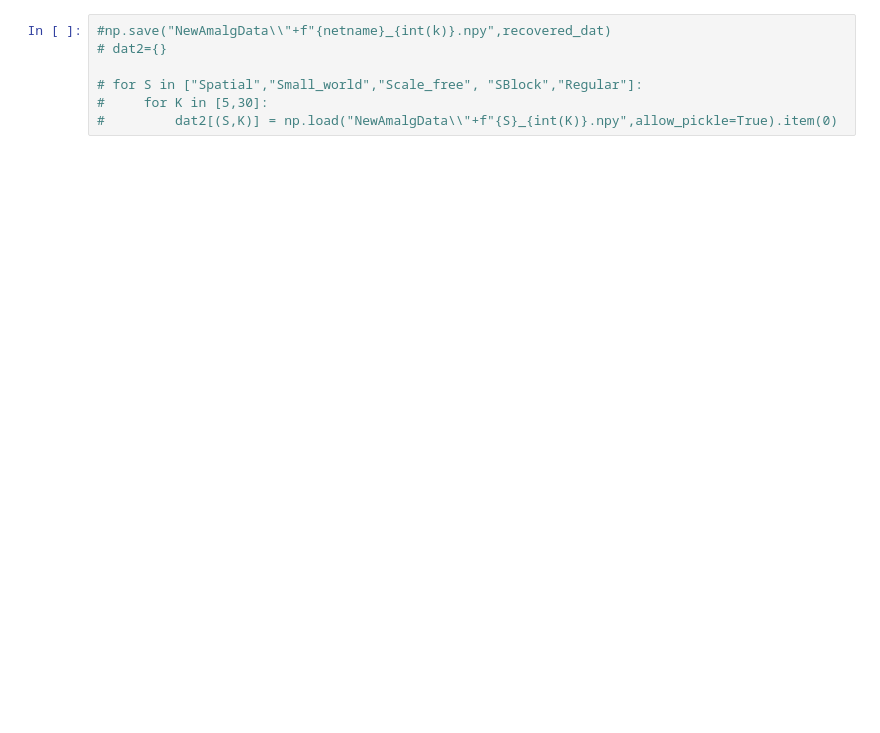
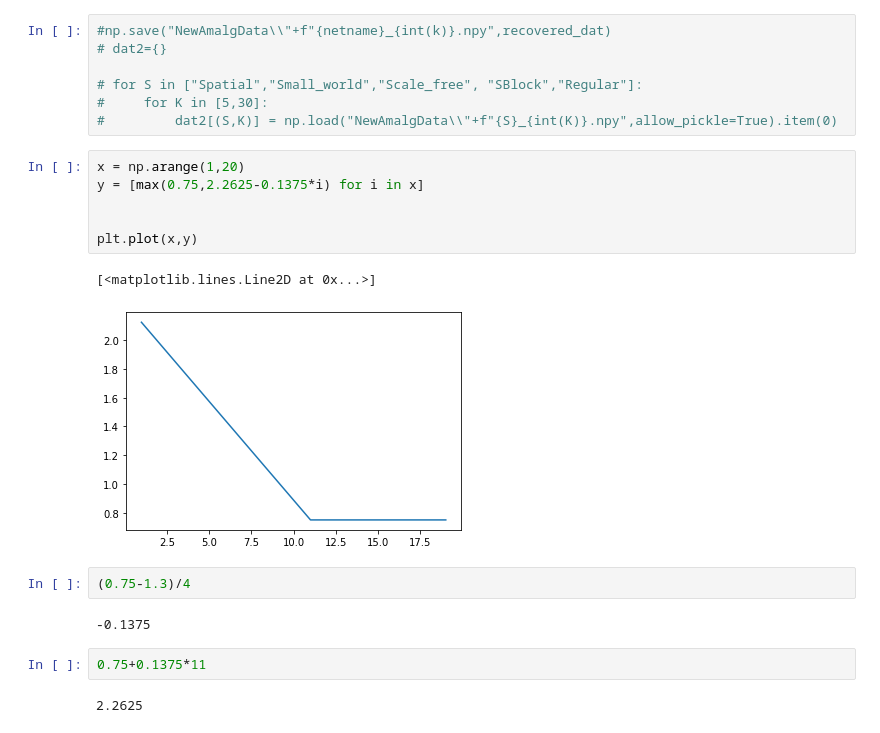
Before and after one commit to cathalmc/Study1_STN-GPe_Network_Stimulator, a Jupyter notebook: Run Simulation Desktop.ipynb, the cells around one changed output. Saved outputs shown, nothing was run; the diff lists cells and outputs as text; blank space fills up the shorter version.

```diff
--- a/Run Simulation Desktop.ipynb
+++ b/Run Simulation Desktop.ipynb
@@ -168,3 +168,20 @@ Text(0.72, 0.95, 'Mean $\\chi$: 0.410\nSTN FR:  34.26 \nGPe FR:  12.42 ')
 # for S in ["Spatial","Small_world","Scale_free", "SBlock","Regular"]:
 #     for K in [5,30]:
 #         dat2[(S,K)] = np.load("NewAmalgData\\"+f"{S}_{int(K)}.npy",allow_pickle=True).item(0)
+# %%
+x = np.arange(1,20)
+y = [max(0.75,2.2625-0.1375*i) for i in x]
+
+
+plt.plot(x,y)
+# %% [output]
+[<matplotlib.lines.Line2D at 0x...>]
+[figure, added]
+# %%
+(0.75-1.3)/4
+# %% [output]
+-0.1375
+# %%
+0.75+0.1375*11
+# %% [output]
+2.2625
```
Also changed, not shown: parts of 3 cells of this notebook, 2 other files.
